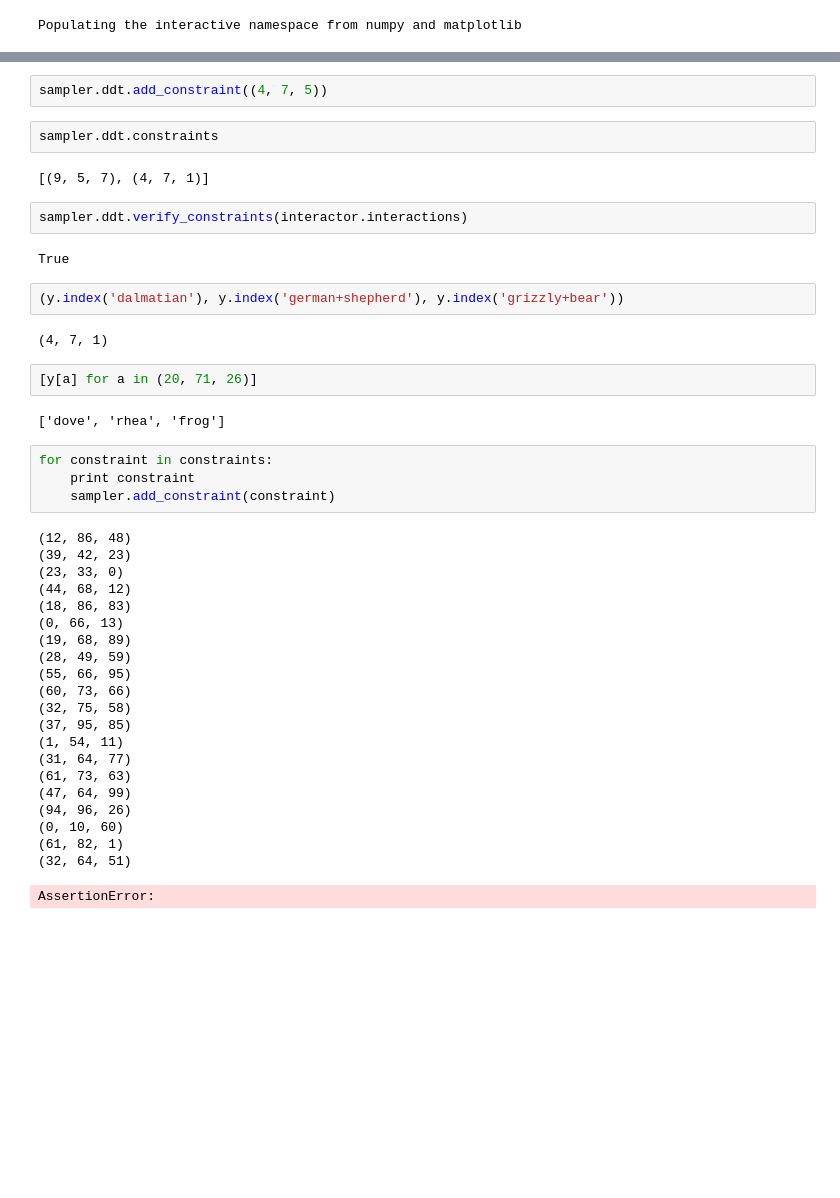
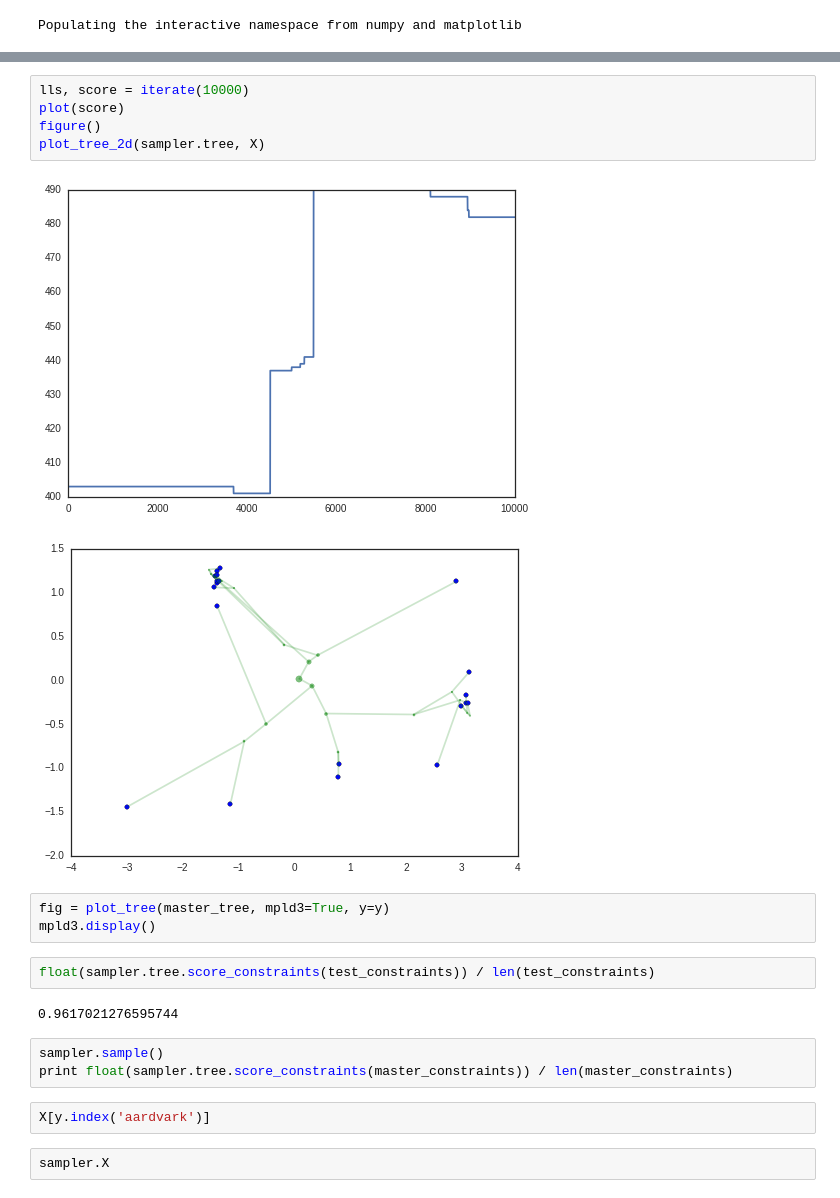
Before and after one commit to sharadmv/trees, a Jupyter notebook: experiments/iDDT Demo.ipynb, the cells around one changed output, grey strips where cells are left out. Cells and saved outputs as stored; diff of their text form; blank space fills up the shorter version.

```diff
--- a/experiments/iDDT Demo.ipynb
+++ b/experiments/iDDT Demo.ipynb
@@ -76,44 +66,22 @@ mpld3.display(sampler.ddt.plot_mpld3(y))
-# %%
-sampler.ddt.add_constraint((4, 7, 5))
-# %%
-sampler.ddt.constraints
-# %% [output]
-[(9, 5, 7), (4, 7, 1)]
-# %%
-sampler.ddt.verify_constraints(interactor.interactions)
-# %% [output]
-True
-# %%
-(y.index('dalmatian'), y.index('german+shepherd'), y.index('grizzly+bear'))
-# %% [output]
-(4, 7, 1)
-# %%
-[y[a] for a in (20, 71, 26)]
-# %% [output]
-['dove', 'rhea', 'frog']
-# %%
-for constraint in constraints:
-    print constraint
-    sampler.add_constraint(constraint)
-# %% [output]
-(12, 86, 48)
-(39, 42, 23)
-(23, 33, 0)
-(44, 68, 12)
-(18, 86, 83)
-(0, 66, 13)
-(19, 68, 89)
-(28, 49, 59)
-(55, 66, 95)
-(60, 73, 66)
-(32, 75, 58)
-(37, 95, 85)
-(1, 54, 11)
-(31, 64, 77)
-(61, 73, 63)
-(47, 64, 99)
-(94, 96, 26)
-(0, 10, 60)
-(61, 82, 1)
-(32, 64, 51)
-AssertionError:
+# %%
+lls, score = iterate(10000)
+plot(score)
+figure()
+plot_tree_2d(sampler.tree, X)
+# %% [output]
+[figure, added]
+[figure, added]
+# %%
+fig = plot_tree(master_tree, mpld3=True, y=y)
+mpld3.display()
+# %%
+float(sampler.tree.score_constraints(test_constraints)) / len(test_constraints)
+# %% [output]
+0.9617021276595744
+# %%
+sampler.sample()
+print float(sampler.tree.score_constraints(master_constraints)) / len(master_constraints)
+# %%
+X[y.index('aardvark')]
+# %%
+sampler.X
```
Also changed, not shown: parts of 5 cells of this notebook, 8 other files.
